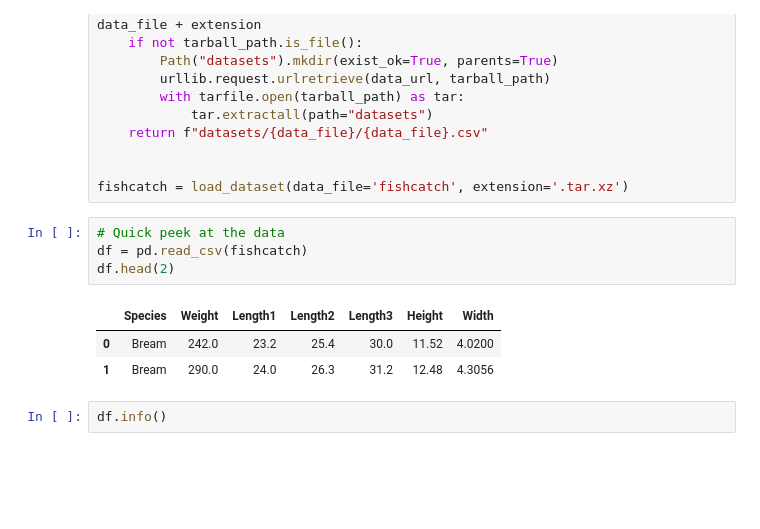
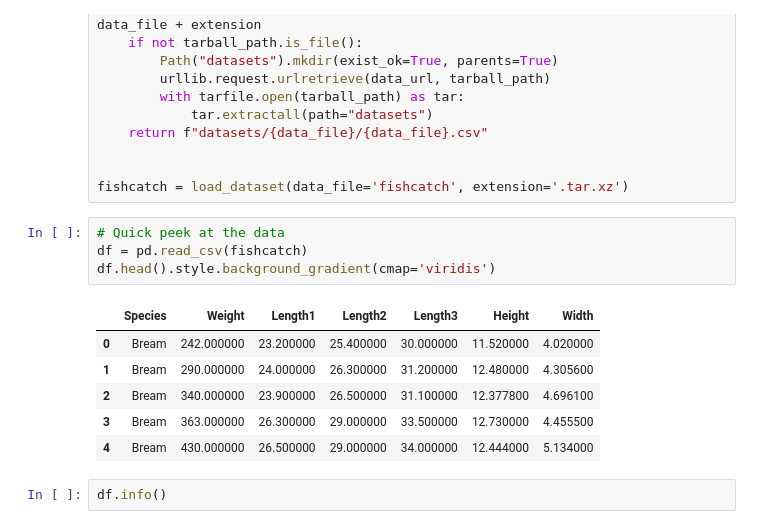
Before and after one commit to joaoalexarruda/fishcatch, a Jupyter notebook: main.ipynb, the cells around one changed output. Saved outputs shown, nothing was run; the diff lists cells and outputs as text; blank space fills up the shorter version.

```diff
--- a/main.ipynb
+++ b/main.ipynb
@@ -34,11 +34,14 @@ fishcatch = load_dataset(data_file='fishcatch', extension='.tar.xz')
 # %%
 # Quick peek at the data
 df = pd.read_csv(fishcatch)
-df.head(2)
+df.head().style.background_gradient(cmap='viridis')
 # %% [output]
 |  | Species | Weight | Length1 | Length2 | Length3 | Height | Width |
-| 0 | Bream | 242.0 | 23.2 | 25.4 | 30.0 | 11.52 | 4.0200 |
-| 1 | Bream | 290.0 | 24.0 | 26.3 | 31.2 | 12.48 | 4.3056 |
+| 0 | Bream | 242.000000 | 23.200000 | 25.400000 | 30.000000 | 11.520000 | 4.020000 |
+| 1 | Bream | 290.000000 | 24.000000 | 26.300000 | 31.200000 | 12.480000 | 4.305600 |
+| 2 | Bream | 340.000000 | 23.900000 | 26.500000 | 31.100000 | 12.377800 | 4.696100 |
+| 3 | Bream | 363.000000 | 26.300000 | 29.000000 | 33.500000 | 12.730000 | 4.455500 |
+| 4 | Bream | 430.000000 | 26.500000 | 29.000000 | 34.000000 | 12.444000 | 5.134000 |
 # %%
 df.info()
 # %% [output]
```
Also changed, not shown: parts of 4 cells of this notebook, 1 other file.
